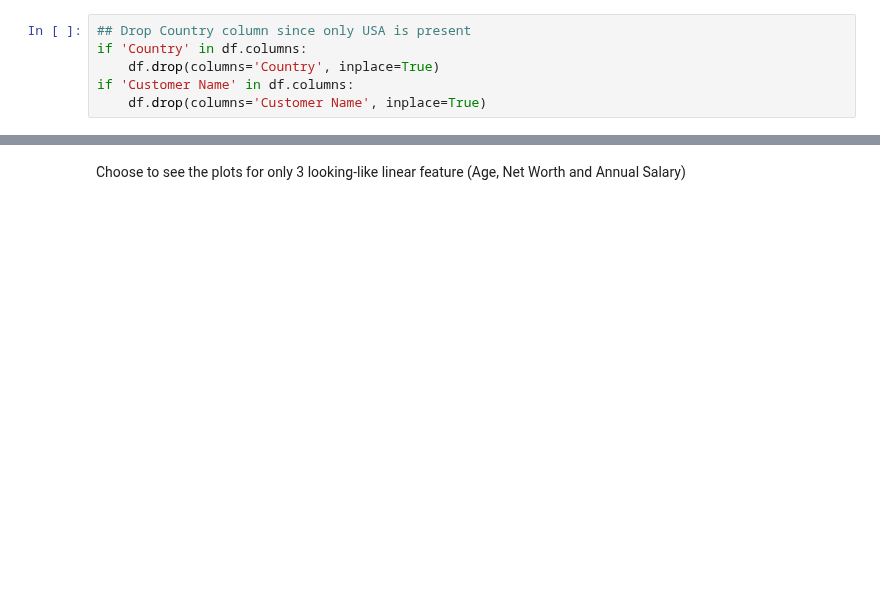
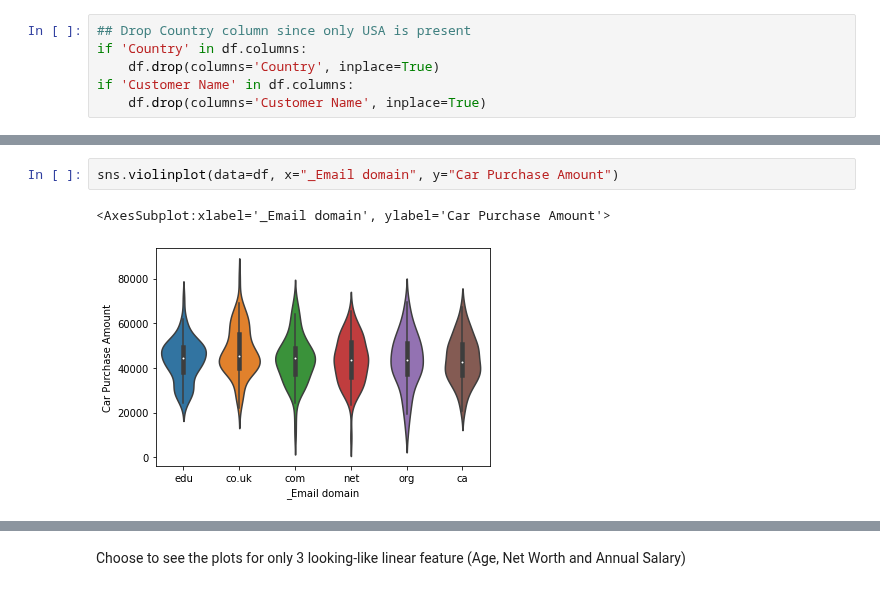
Before and after one commit to natthawit-jan/car_price_prediction_proj, a Jupyter notebook: car_prediction.ipynb, the cells around one changed output, grey strips where cells are left out. Drawn from its saved outputs; the diff is of its cells as text; blank space fills up the shorter version.

```diff
--- a/car_prediction.ipynb
+++ b/car_prediction.ipynb
@@ -101,0 +112,5 @@ if 'Customer Name' in df.columns:
+# %%
+sns.violinplot(data=df, x="_Email domain", y="Car Purchase Amount")
+# %% [output]
+<AxesSubplot:xlabel='_Email domain', ylabel='Car Purchase Amount'>
+[figure, added]
```
Also changed, not shown: parts of 21 cells of this notebook.
